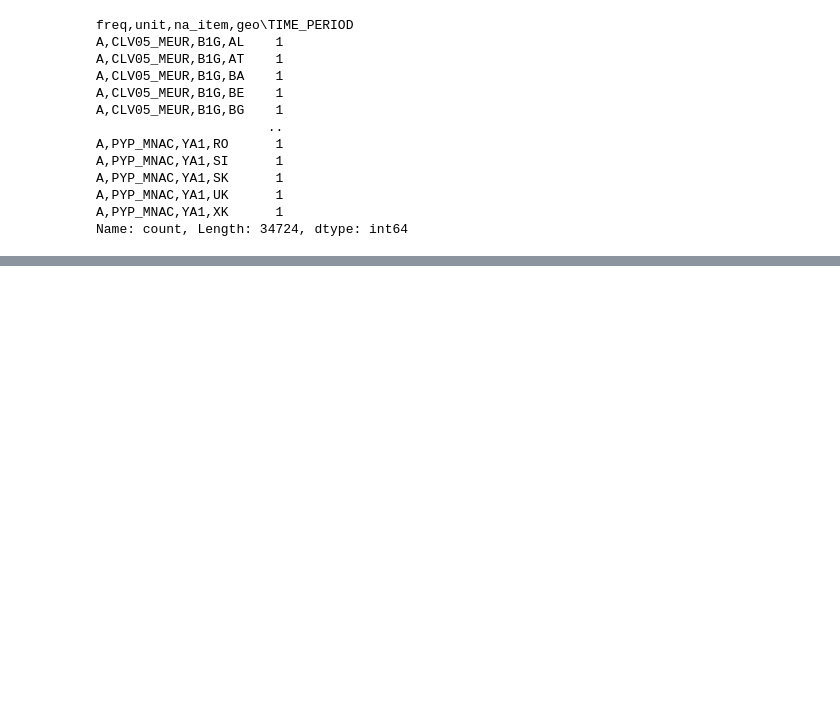
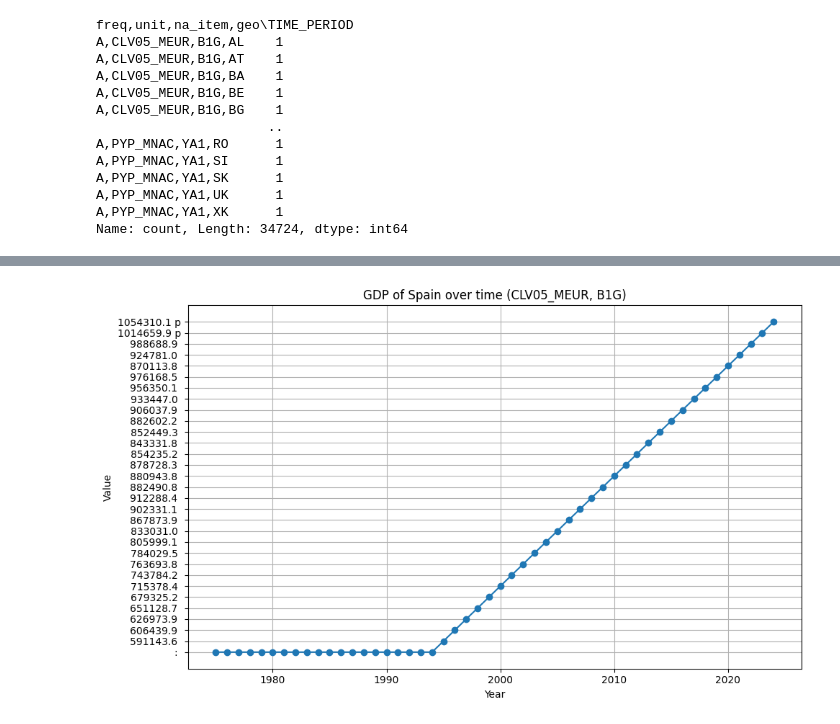
Before and after one commit to JulianPerezMoreno/Spark_data_engineer_project, a Jupyter notebook: preeliminary_data_analysis.ipynb, the cells around one changed output, grey strips where cells are left out. Cells and saved outputs as stored; diff of their text form; code cells hidden in the pictures; blank space fills up the shorter version.

```diff
--- a/preeliminary_data_analysis.ipynb
+++ b/preeliminary_data_analysis.ipynb
@@ -78,0 +91,4 @@ Name: count, Length: 1942, dtype: int64
+# %%
+# Detete empty spaces in column names:
+estat_name_10_gdp.columns = estat_name_10_gdp.columns.str.strip()
+estat_name_10_gdp.columns
@@ -78,0 +173,3 @@ Name: count, Length: 1942, dtype: int64
+# %%
+# Rename columns before split
+estat_long.rename(columns={"freq,unit,na_item,geo\\TIME_PERIOD": "time_frequency,unit_of_measurement,type_of_economic_indicator,country_or_region"}, inplace=True)
@@ -78,0 +191,7 @@ Name: count, Length: 1942, dtype: int64
+# %%
+# Split in four columns using comma as separator:
+estat_long[['time_frequency', 'unit_of_measurement', 'type_of_economic_indicator', 'country_or_region']] = (
+    estat_long['time_frequency,unit_of_measurement,type_of_economic_indicator,country_or_region']
+    .str.strip()
+    .str.split(',', expand=True)
+)
@@ -78,0 +218,3 @@ Name: count, Length: 1942, dtype: int64
+# %%
+# Rename again, we are going to save this original column as a data trazability.
+estat_long.rename(columns={"time_frequency,unit_of_measurement,type_of_economic_indicator,country_or_region": "freq,unit,na_item,geo"}, inplace=True)
@@ -78,0 +257,25 @@ Name: count, Length: 1942, dtype: int64
+# %%
+# Time series line chart
+import matplotlib.pyplot as plt
+
+# Filter the DataFrame
+df_es = estat_long[
+    (estat_long['country_or_region'] == 'ES') &
+    (estat_long['unit_of_measurement'] == 'CLV05_MEUR') &
+    (estat_long['type_of_economic_indicator'] == 'B1G')
+].copy()
+
+# Ensure 'year' is numeric
+df_es['year'] = df_es['year'].astype(int)
+
+# Create the plot
+plt.figure(figsize=(10, 6))
+plt.plot(df_es['year'], df_es['value'], marker='o', linestyle='-')
+plt.title("GDP of Spain over time (CLV05_MEUR, B1G)")
+plt.xlabel("Year")
+plt.ylabel("Value")
+plt.grid(True)
+plt.tight_layout()
+plt.show()
+# %% [output]
+[figure, added]
```
Also changed, not shown: parts of 13 cells of this notebook, 5 other files.
